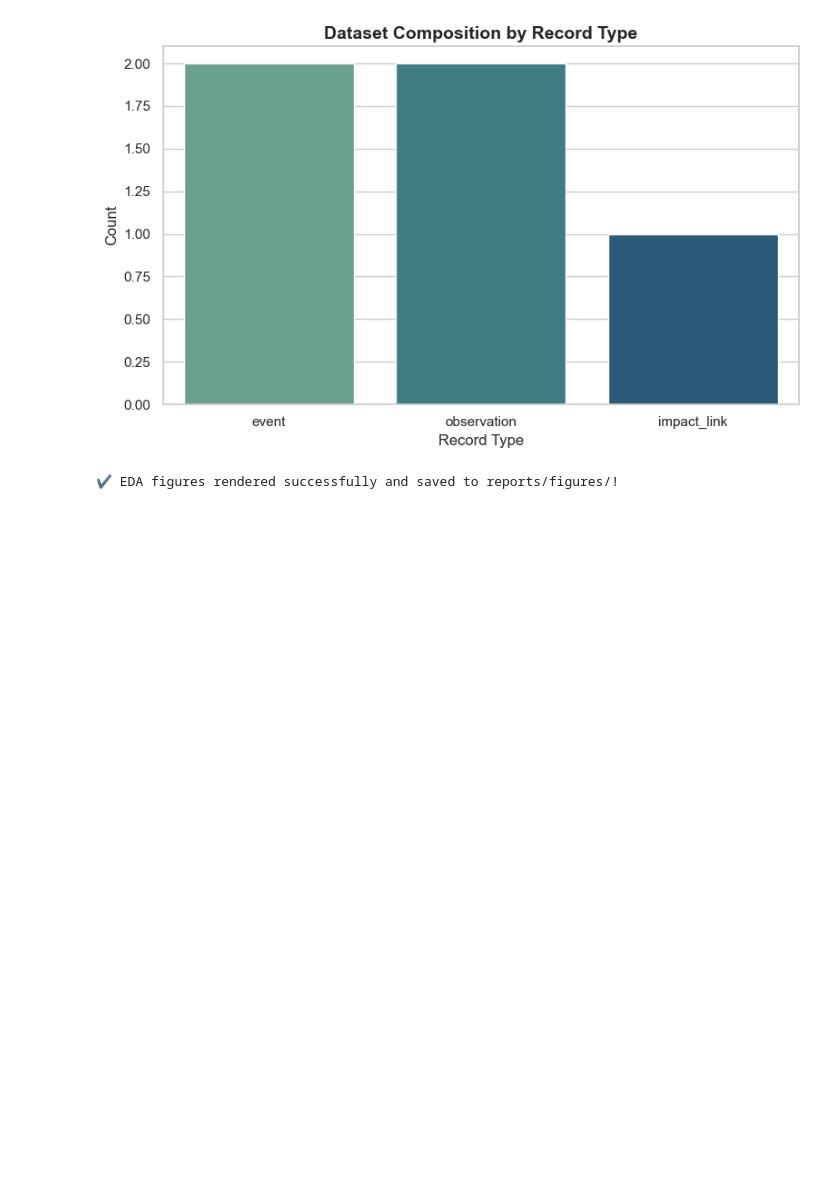
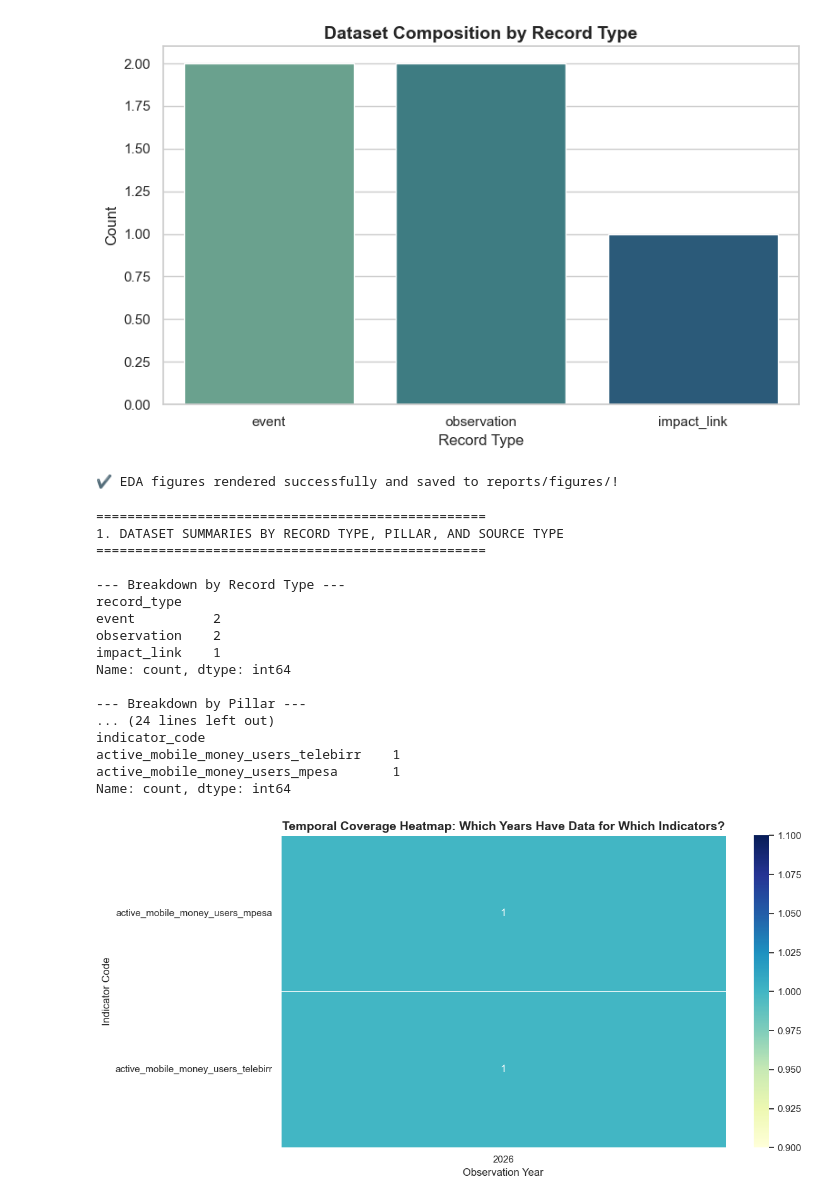
Before and after one commit to KetimTesfaye/ethiopia-fi-forecast, a Jupyter notebook: notebooks/02_exploratory_data_analysis.ipynb, the cells around one changed output. Saved outputs shown, nothing was run; the diff lists cells and outputs as text; code cells hidden in the pictures; blank space fills up the shorter version.

```diff
--- a/notebooks/02_exploratory_data_analysis.ipynb
+++ b/notebooks/02_exploratory_data_analysis.ipynb
@@ -57,3 +57,80 @@ Passing `palette` without assigning `hue` is deprecated and will be removed in v
   sns.countplot(data=df, x='record_type', palette='crest')
 [figure]
 ✔ EDA figures rendered successfully and saved to reports/figures/!
+# %%
+import pandas as pd
+import matplotlib.pyplot as plt
+import seaborn as sns
+import numpy as np
+
+# Load enriched dataset
+df = pd.read_csv("../data/processed/ethiopia_fi_unified_data_enriched.csv")
+
+print("="*50)
+print("1. DATASET SUMMARIES BY RECORD TYPE, PILLAR, AND SOURCE TYPE")
+print("="*50)
+
+# Summary by record_type
+print("\n--- Breakdown by Record Type ---")
+print(df['record_type'].value_counts(dropna=False))
+
+# Summary by pillar
+print("\n--- Breakdown by Pillar ---")
+print(df['pillar'].value_counts(dropna=False))
+
+# Summary by source_type (or source_name if source_type column varies)
+source_col = 'source_type' if 'source_type' in df.columns else 'source_name'
+print(f"\n--- Breakdown by Source ({source_col}) ---")
+print(df[source_col].value_counts(dropna=False).head(10))
+
+print("\n" + "="*50)
+print("2. DATA QUALITY: CONFIDENCE LEVEL DISTRIBUTION")
+print("="*50)
+confidence_counts = df['confidence'].value_counts(dropna=False)
+confidence_pct = df['confidence'].value_counts(normalize=True, dropna=False) * 100
+conf_summary = pd.DataFrame({'Count': confidence_counts, 'Percentage (%)': confidence_pct.round(2)})
+print(conf_summary)
+
+print("\n" + "="*50)
+print("3. IDENTIFYING GAPS & SPARSE INDICATORS")
+print("="*50)
+obs_df = df[df['record_type'] == 'observation'].copy()
+obs_df['observation_date'] = pd.to_datetime(obs_df['observation_date'], errors='coerce')
+obs_df['year'] = obs_df['observation_date'].dt.year
+
+# Indicator coverage count
+indicator_counts = obs_df['indicator_code'].value_counts()
+print("\nObservation Count per Indicator Code:")
+print(indicator_counts)
+
+# 4. Temporal Coverage Heatmap Visualization
+plt.figure(figsize=(12, 6))
+# Create pivot table of indicators vs years
+pivot_temporal = obs_df.pivot_table(index='indicator_code', columns='year', values='value_numeric', aggfunc='count', fill_value=0)
+
+sns.heatmap(pivot_temporal, cmap="YlGnBu", linewidths=0.5, annot=True, cbar=True)
+plt.title("Temporal Coverage Heatmap: Which Years Have Data for Which Indicators?", fontsize=14, fontweight='bold')
+plt.xlabel("Observation Year", fontsize=12)
+plt.ylabel("Indicator Code", fontsize=12)
+plt.tight_layout()
+plt.savefig("../reports/figures/temporal_coverage_heatmap.png")
+plt.show()
+# %% [output]
+==================================================
+1. DATASET SUMMARIES BY RECORD TYPE, PILLAR, AND SOURCE TYPE
+==================================================
+
+--- Breakdown by Record Type ---
+record_type
+event          2
+observation    2
+impact_link    1
+Name: count, dtype: int64
+
+--- Breakdown by Pillar ---
+... (24 lines left out)
+indicator_code
+active_mobile_money_users_telebirr    1
+active_mobile_money_users_mpesa       1
+Name: count, dtype: int64
+[figure, added]
```
Also changed, not shown: parts of 5 cells of this notebook.
